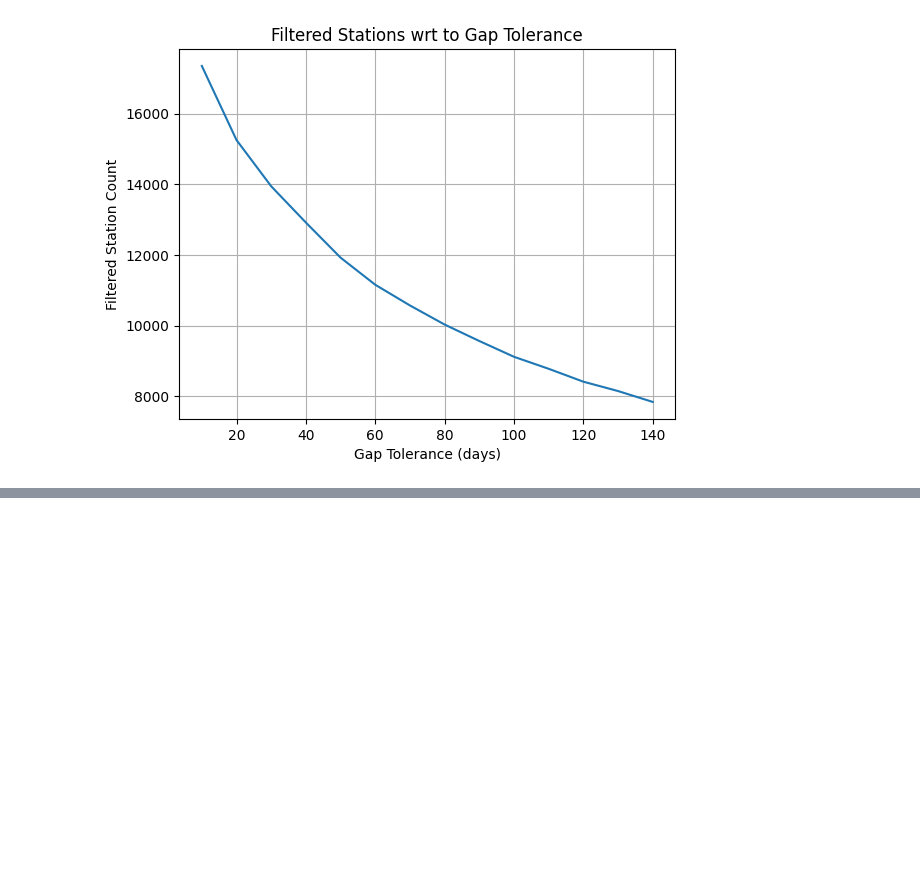
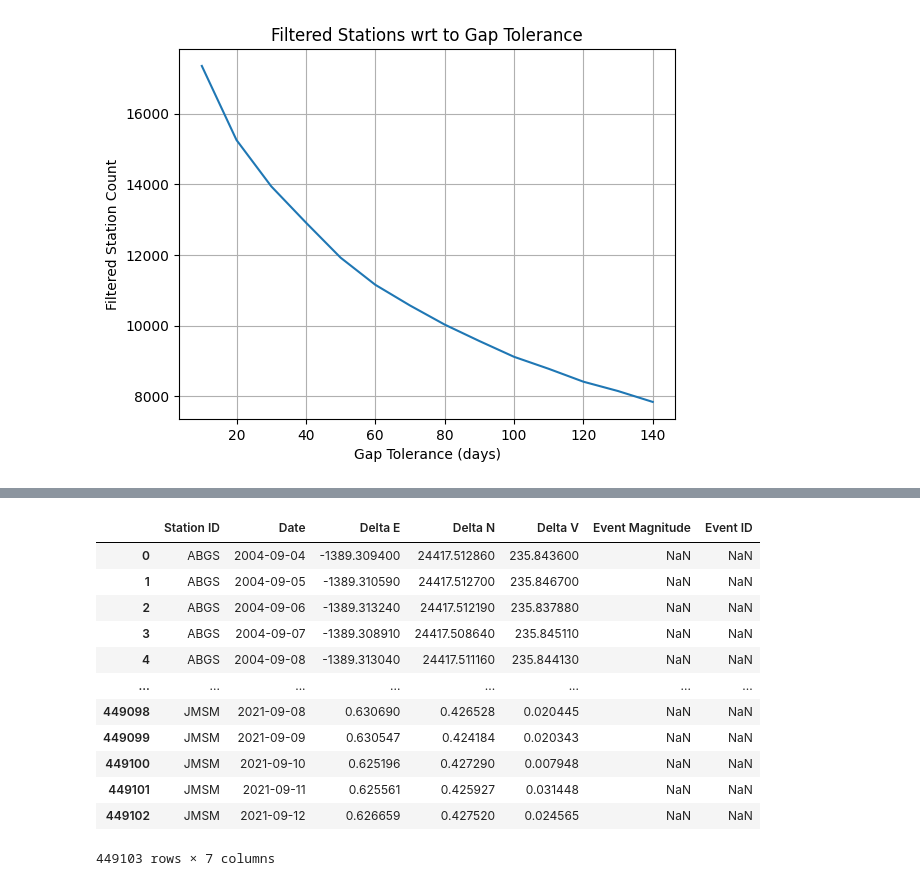
Before and after one commit to KemalcanKucuk/kusrp_gpstimeseries, a Jupyter notebook: notebooks/intro.ipynb, the cells around one changed output, grey strips where cells are left out. Drawn from its saved outputs; the diff is of its cells as text; code cells hidden in the pictures; blank space fills up the shorter version.

Commit message:
changed loading pipeline, added combined df, added docstring to all methods

```diff
--- a/intro.ipynb
+++ b/notebooks/intro.ipynb
@@ -71,0 +100,21 @@ with open('outs/tolerances.txt', 'w') as f:
+# %%
+
+parent_path = '../geodesy_data'
+pre = pr.Preprocessor(parent_path)
+df = pre.load_combined_df(target_magnitude=9, eq_count=2)
+# %%
+df
+# %% [output]
+|  | Station ID | Date | Delta E | Delta N | Delta V | Event Magnitude | Event ID |
+| 0 | ABGS | 2004-09-04 | -1389.309400 | 24417.512860 | 235.843600 | NaN | NaN |
+| 1 | ABGS | 2004-09-05 | -1389.310590 | 24417.512700 | 235.846700 | NaN | NaN |
+| 2 | ABGS | 2004-09-06 | -1389.313240 | 24417.512190 | 235.837880 | NaN | NaN |
+| 3 | ABGS | 2004-09-07 | -1389.308910 | 24417.508640 | 235.845110 | NaN | NaN |
+| 4 | ABGS | 2004-09-08 | -1389.313040 | 24417.511160 | 235.844130 | NaN | NaN |
+| ... | ... | ... | ... | ... | ... | ... | ... |
+| 449098 | JMSM | 2021-09-08 | 0.630690 | 0.426528 | 0.020445 | NaN | NaN |
+| 449099 | JMSM | 2021-09-09 | 0.630547 | 0.424184 | 0.020343 | NaN | NaN |
+| 449100 | JMSM | 2021-09-10 | 0.625196 | 0.427290 | 0.007948 | NaN | NaN |
+| 449101 | JMSM | 2021-09-11 | 0.625561 | 0.425927 | 0.031448 | NaN | NaN |
+| 449102 | JMSM | 2021-09-12 | 0.626659 | 0.427520 | 0.024565 | NaN | NaN |
+449103 rows × 7 columns
```
Also changed, not shown: parts of 4 cells of this notebook, 8 other files.
